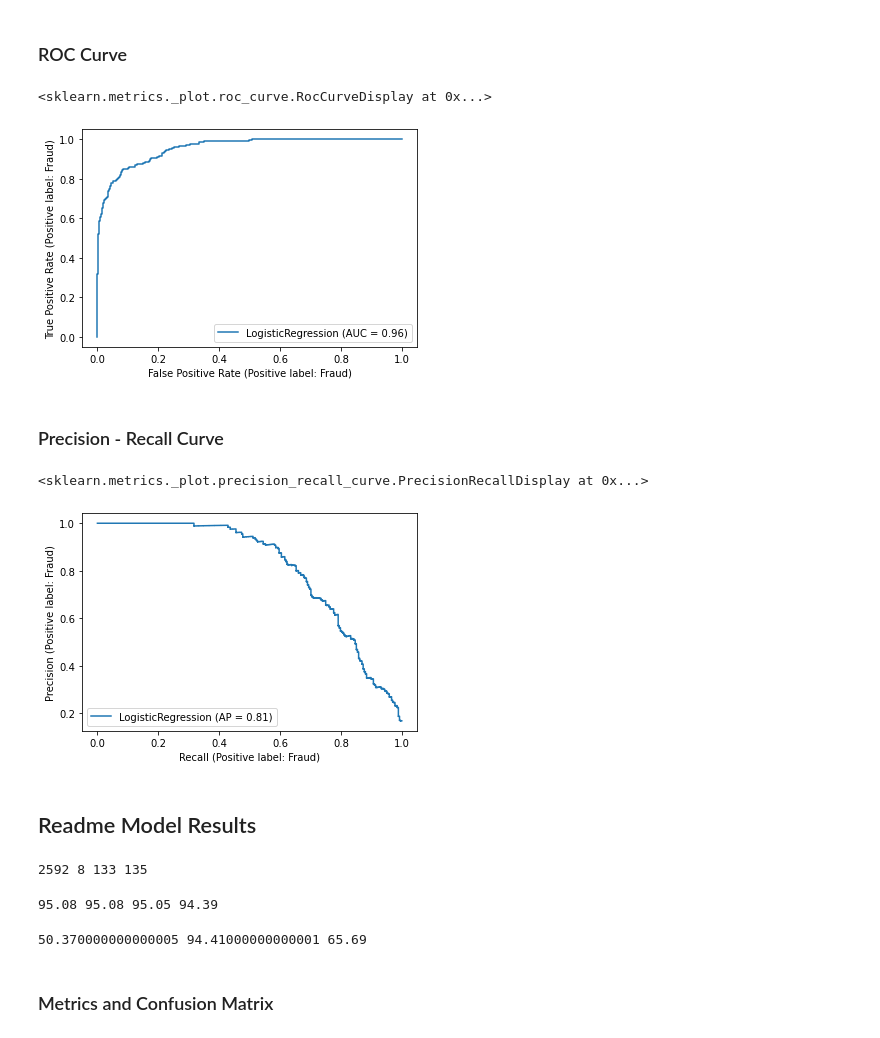
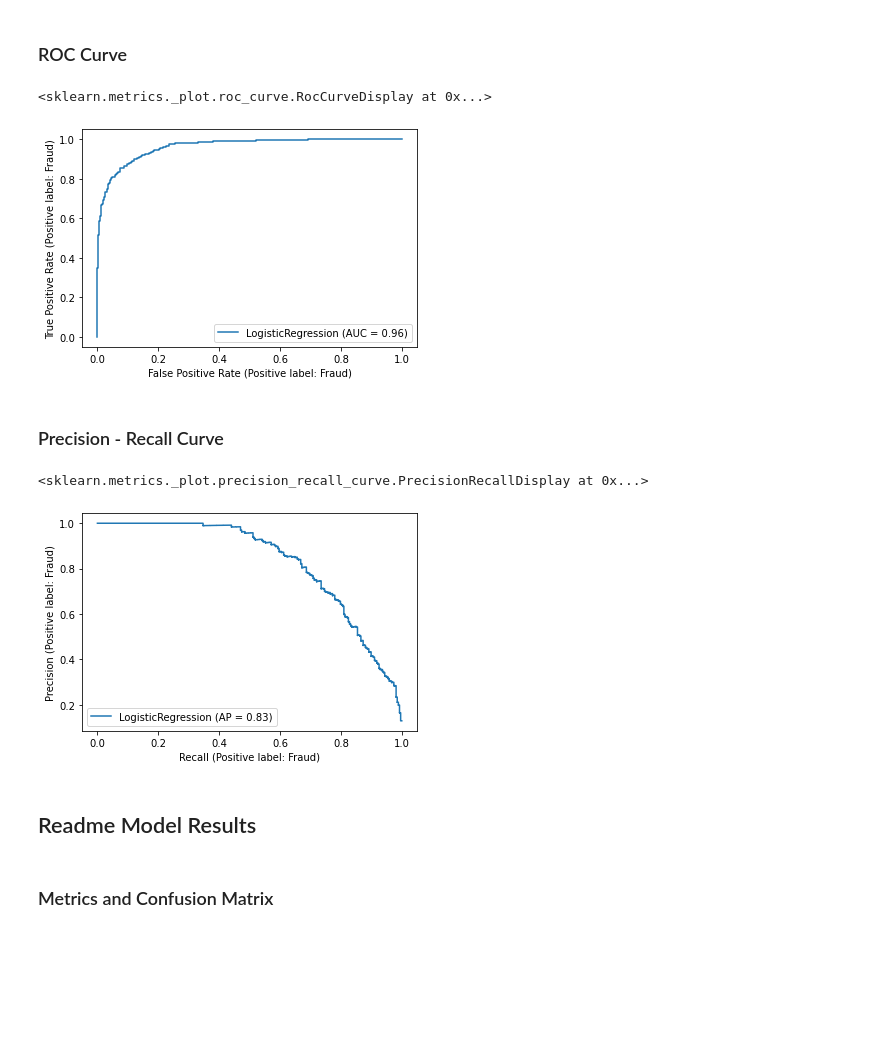
Before and after one commit to jeffjohannsen/Fraud_Detection, a Jupyter notebook: notebooks/a2_Model_Testing_Metrics_and_Interpretation.ipynb, the cells around one changed output. Drawn from its saved outputs; the diff is of its cells as text; code cells hidden in the pictures; blank space fills up the shorter version.

Commit message:
Added logistic regression results visualization.

```diff
--- a/notebooks/a2_Model_Testing_Metrics_and_Interpretation.ipynb
+++ b/notebooks/a2_Model_Testing_Metrics_and_Interpretation.ipynb
@@ -303,3 +416,2 @@ forest_best_params = dict()
 # %%
-model = models["log_reg"]
-model_params = log_reg_best_params
+log_reg_clf = models['log_reg'](**log_reg_best_params)
@@ -308,5 +418,5 @@ clf = model(**model_params)
 # %%
-clf.fit(X_train, y_train)
+log_reg_clf.fit(X_train, y_train)
 # %% [output]
 LogisticRegression(C=1, class_weight='balanced', max_iter=10000, random_state=7,
                    solver='newton-cg')
@@ -355,40 +465,18 @@ make_confusion_matrix(cf_matrix,
 # %% [markdown]
 ### ROC Curve
 # %%
-plot_roc_curve(clf, X_test, y_test, pos_label="Fraud")
+plot_roc_curve(log_reg_clf, X_test, y_test, pos_label="Fraud")
 # %% [output]
 <sklearn.metrics._plot.roc_curve.RocCurveDisplay at 0x...>
-[figure, old version]
+[figure, new version]
 # %% [markdown]
 ### Precision - Recall Curve
 # %%
-plot_precision_recall_curve(clf, X_test, y_test, pos_label="Fraud")
+plot_precision_recall_curve(log_reg_clf, X_test, y_test, pos_label="Fraud")
 # %% [output]
 <sklearn.metrics._plot.precision_recall_curve.PrecisionRecallDisplay at 0x...>
-[figure, old version]
+[figure, new version]
 # %% [markdown]
 ## Readme Model Results
-# %%
-tn, fp, fn, tp = confusion_matrix(y_test, predictions, labels=['Not Fraud', 'Fraud']).ravel()
-print(tn, fp, fn, tp)
-# %% [output]
-2592 8 133 135
-# %%
-clf_report = classification_report(y_test, predictions, output_dict=True)
-
-accuracy = round(clf_report['accuracy'], 4) * 100
-weighted_avg_recall = round(clf_report['weighted avg']['recall'], 4) * 100
-weighted_avg_precision = round(clf_report['weighted avg']['precision'], 4) * 100
-weighted_avg_f1_score = round(clf_report['weighted avg']['f1-score'], 4) * 100
-print(accuracy, weighted_avg_recall, weighted_avg_precision, weighted_avg_f1_score)
-# %% [output]
-95.08 95.08 95.05 94.39
-# %%
-fraud_recall = round(clf_report['Fraud']['recall'], 4) * 100
-fraud_precision = round(clf_report['Fraud']['precision'], 4) * 100
-fraud_f1_score = round(clf_report['Fraud']['f1-score'], 4) * 100
-print(fraud_recall, fraud_precision, fraud_f1_score)
-# %% [output]
-50.370000000000005 94.41000000000001 65.69
 # %% [markdown]
 ### Metrics and Confusion Matrix
```
Also changed, not shown: parts of 16 cells of this notebook, 3 other files.
